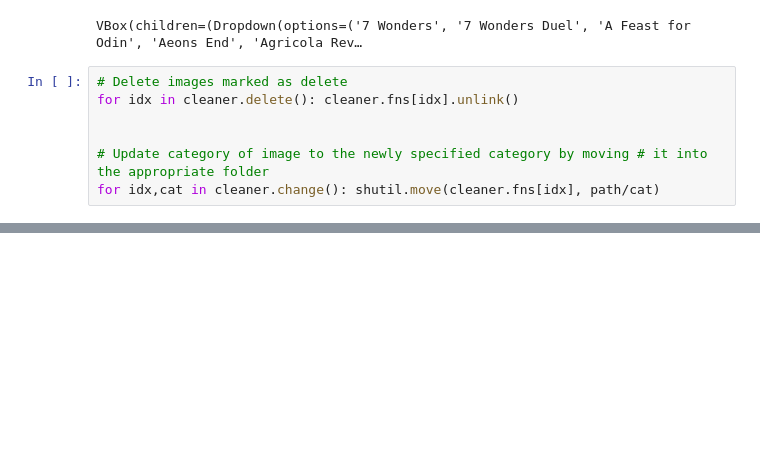
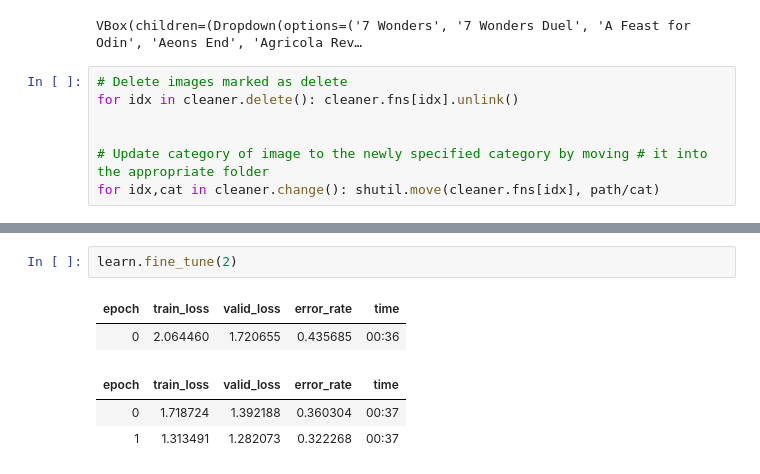
Before and after one commit to jonaskaszian/boardgame-vision, a Jupyter notebook: bg-rec.ipynb, the cells around one changed output, grey strips where cells are left out. Cells and saved outputs as stored; diff of their text form; blank space fills up the shorter version.

```diff
--- a/bg-rec.ipynb
+++ b/bg-rec.ipynb
@@ -113,0 +158,8 @@ for idx,cat in cleaner.change(): shutil.move(cleaner.fns[idx], path/cat)
+# %%
+learn.fine_tune(2)
+# %% [output]
+| epoch | train_loss | valid_loss | error_rate | time |
+| 0 | 2.064460 | 1.720655 | 0.435685 | 00:36 |
+| epoch | train_loss | valid_loss | error_rate | time |
+| 0 | 1.718724 | 1.392188 | 0.360304 | 00:37 |
+| 1 | 1.313491 | 1.282073 | 0.322268 | 00:37 |
```
Also changed, not shown: parts of 24 cells of this notebook, 7 other files.
